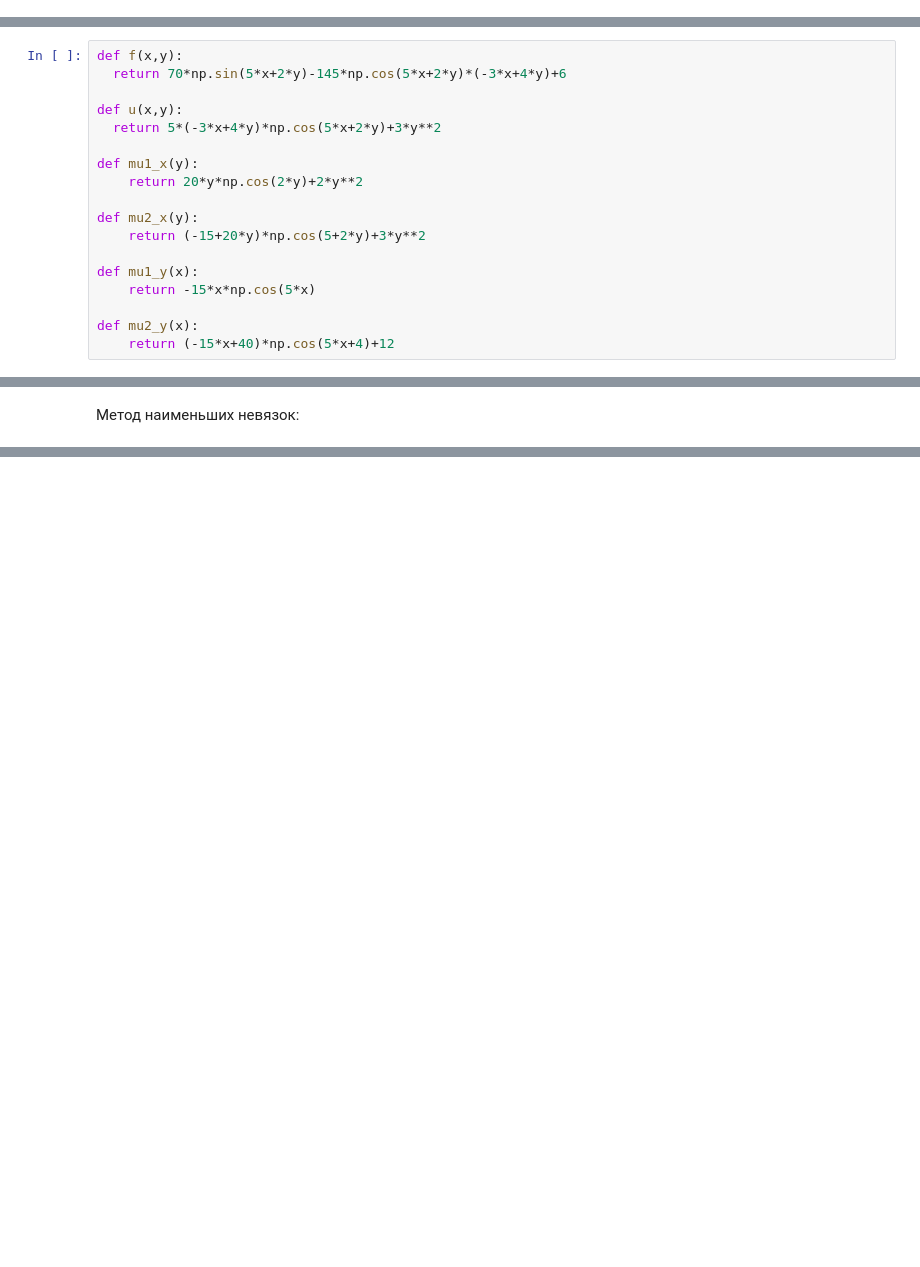
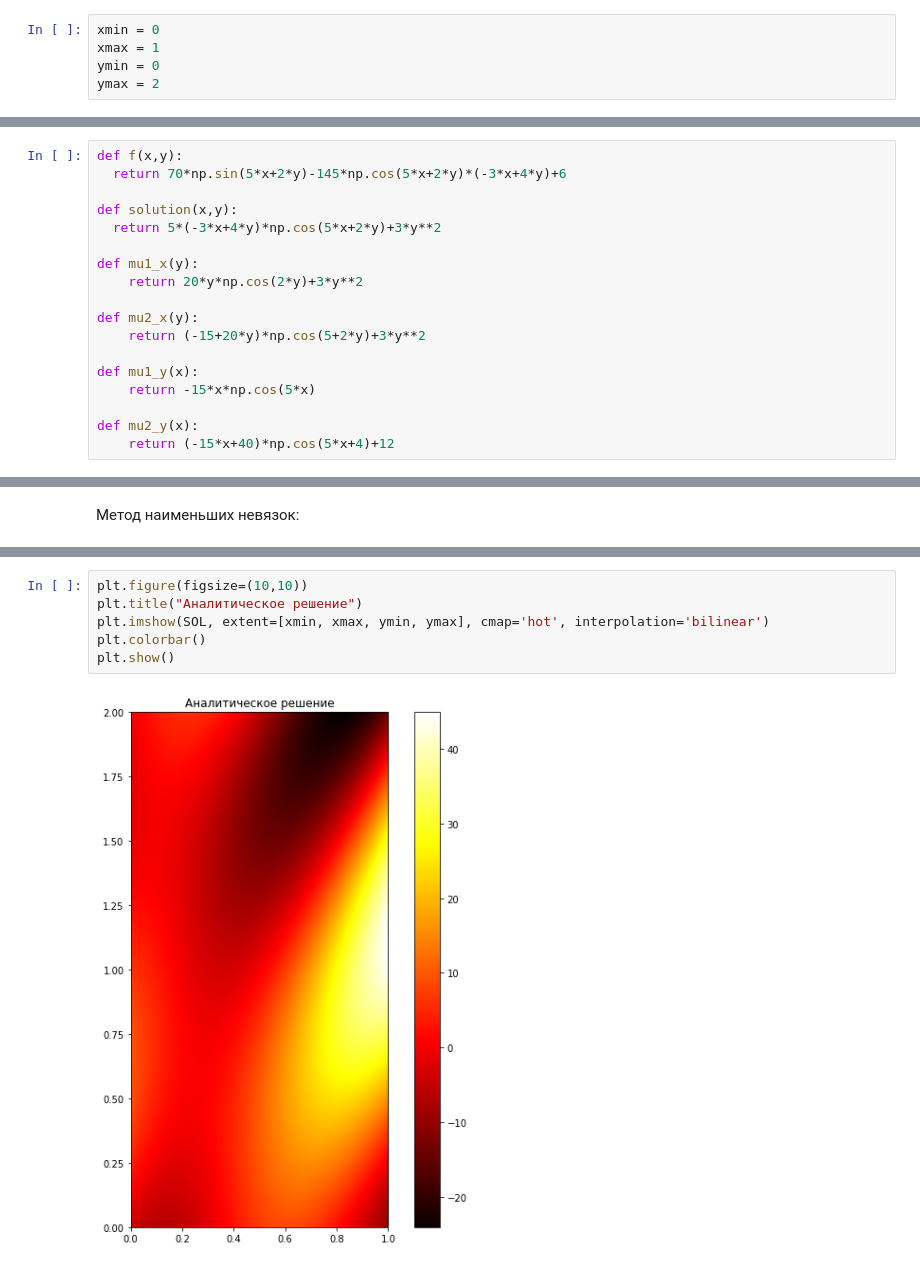
Before and after one commit to mainarel/Numerical_methods_7, a Jupyter notebook: Lab3_minimal_residual_method.ipynb, the cells around one changed output, grey strips where cells are left out. Cells and saved outputs as stored; diff of their text form; blank space fills up the shorter version.

```diff
--- a/Lab3_minimal_residual_method.ipynb
+++ b/Lab3_minimal_residual_method.ipynb
@@ -47,3 +10,8 @@ y_max = 2
+# %%
+xmin = 0
+xmax = 1
+ymin = 0
+ymax = 2
 # %% [markdown]
 **Условия задачи:** \\
 *Используя метод минимальных невязок найти решение СЛАУ, возникающей при разностной аппроксимации задачи Дирихле для двумерного уравнения Пуассона в прямоугольнике.
@@ -76,11 +44,11 @@ $$
 def f(x,y):
   return 70*np.sin(5*x+2*y)-145*np.cos(5*x+2*y)*(-3*x+4*y)+6
 
-def u(x,y):
+def solution(x,y):
   return 5*(-3*x+4*y)*np.cos(5*x+2*y)+3*y**2
 
 def mu1_x(y):
-    return 20*y*np.cos(2*y)+2*y**2
+    return 20*y*np.cos(2*y)+3*y**2
 
 def mu2_x(y):
     return (-15+20*y)*np.cos(5+2*y)+3*y**2
@@ -133,0 +151,8 @@ None
+# %%
+plt.figure(figsize=(10,10))
+plt.title("Аналитическое решение")
+plt.imshow(SOL, extent=[xmin, xmax, ymin, ymax], cmap='hot', interpolation='bilinear')
+plt.colorbar()
+plt.show()
+# %% [output]
+[figure, added]
```
Also changed, not shown: parts of 11 cells of this notebook.
